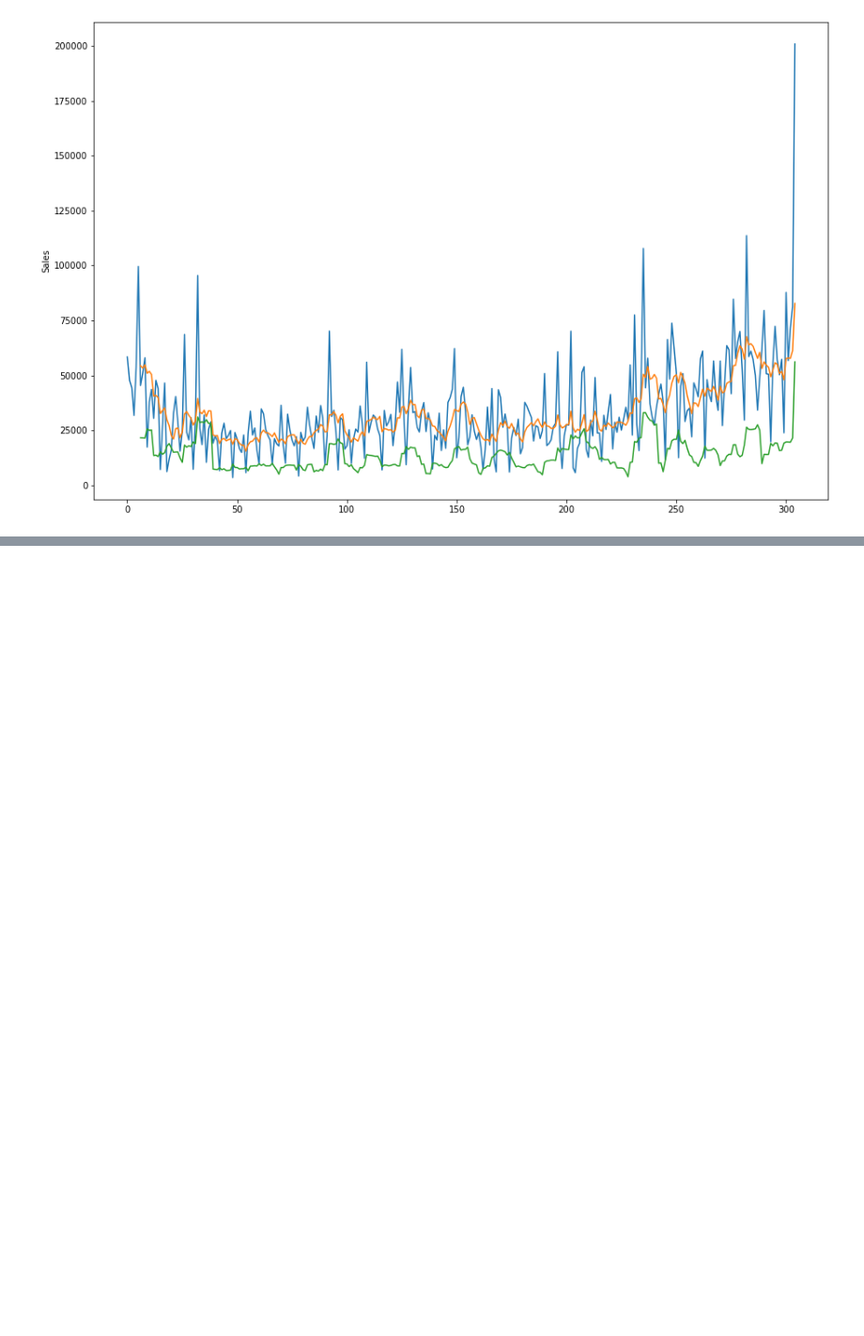
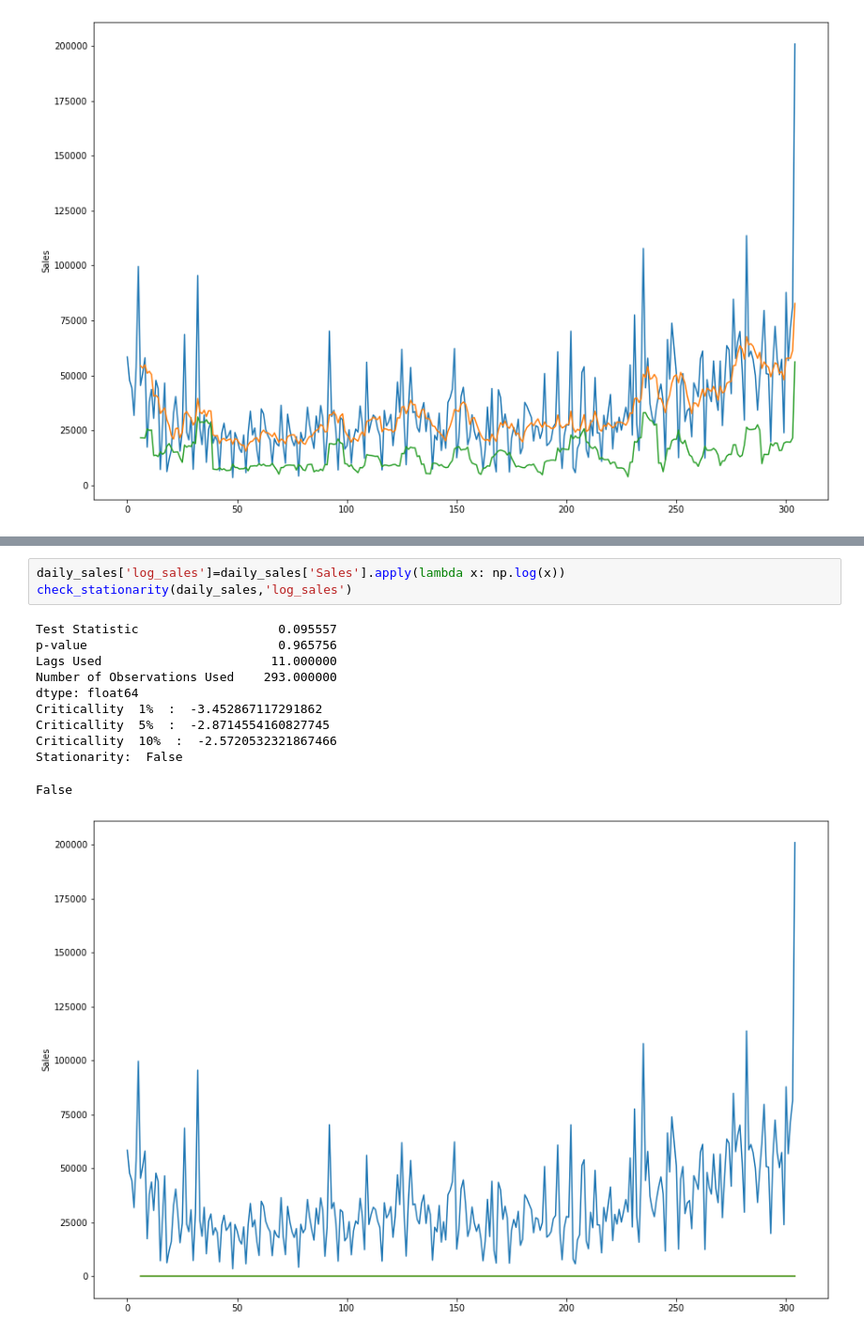
Before and after one commit to MBA-Retailers/mba-project, a Jupyter notebook: Time_Series_Analysis/TSA.ipynb, the cells around one changed output, grey strips where cells are left out. Shown at 94% size. Cells and saved outputs as stored; diff of their text form; blank space fills up the shorter version.

```diff
--- a/Time_Series_Analysis/TSA.ipynb
+++ b/Time_Series_Analysis/TSA.ipynb
@@ -109,0 +125,15 @@ False
+# %%
+daily_sales['log_sales']=daily_sales['Sales'].apply(lambda x: np.log(x))
+check_stationarity(daily_sales,'log_sales')
+# %% [output]
+Test Statistic                   0.095557
+p-value                          0.965756
+Lags Used                       11.000000
+Number of Observations Used    293.000000
+dtype: float64
+Criticallity  1%  :  -3.452867117291862
+Criticallity  5%  :  -2.8714554160827745
+Criticallity  10%  :  -2.5720532321867466
+Stationarity:  False
+False
+[figure, added]
```
Also changed, not shown: parts of 3 cells of this notebook.
